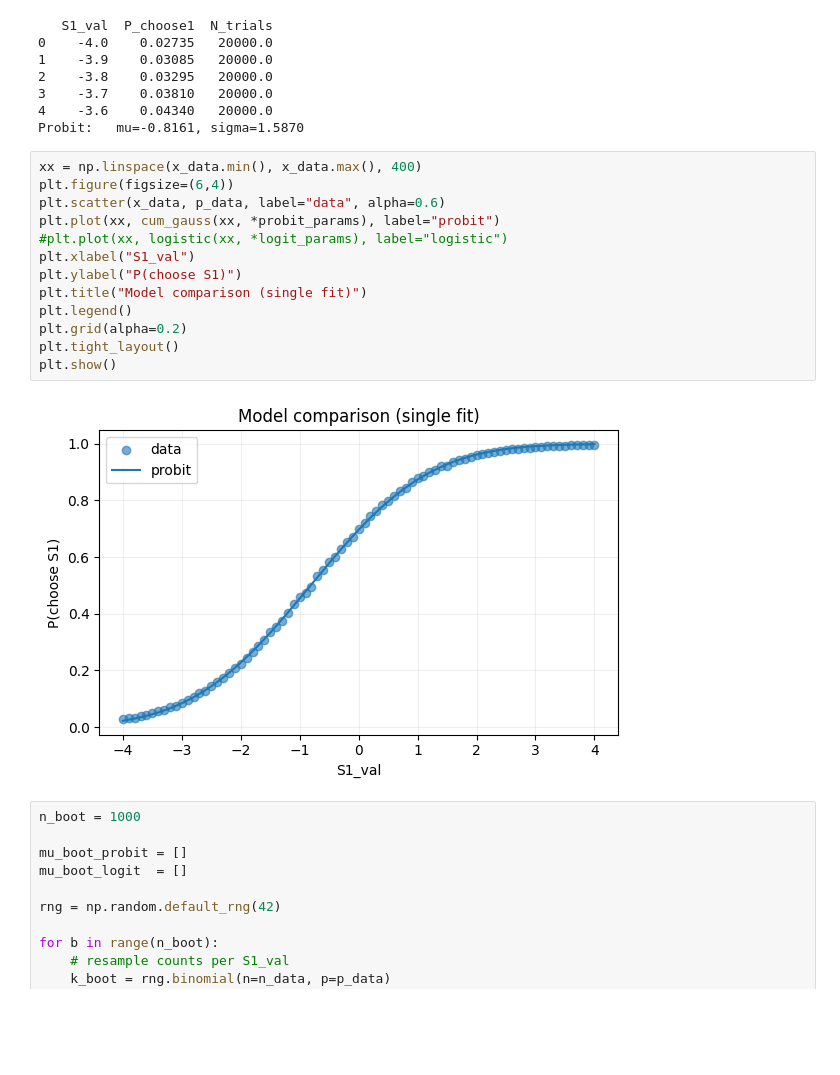
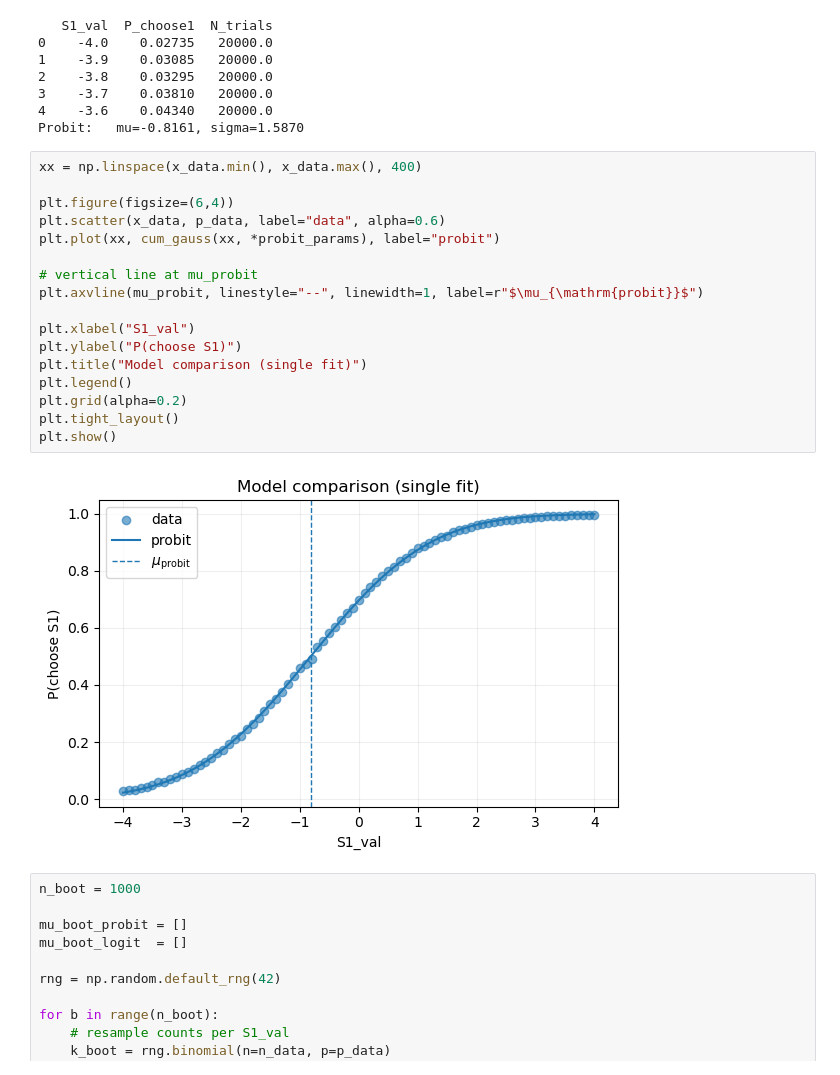
Before and after one commit to camila-maura/bayesian_agents_project_s1, a Jupyter notebook: notebooks/level_1.ipynb, the cells around one changed output. Cells and saved outputs as stored; diff of their text form; blank space fills up the shorter version.

Commit message:
Added plots in level 1

```diff
--- a/notebooks/level_1.ipynb
+++ b/notebooks/level_1.ipynb
@@ -120,19 +211,23 @@ print(f"Probit:   mu={mu_probit:.4f}, sigma={sigma_probit:.4f}")
 Probit:   mu=-0.8161, sigma=1.5870
 # %%
 xx = np.linspace(x_data.min(), x_data.max(), 400)
+
 plt.figure(figsize=(6,4))
 plt.scatter(x_data, p_data, label="data", alpha=0.6)
 plt.plot(xx, cum_gauss(xx, *probit_params), label="probit")
-#plt.plot(xx, logistic(xx, *logit_params), label="logistic")
+
+# vertical line at mu_probit
+plt.axvline(mu_probit, linestyle="--", linewidth=1, label=r"$\mu_{\mathrm{probit}}$")
+
 plt.xlabel("S1_val")
 plt.ylabel("P(choose S1)")
 plt.title("Model comparison (single fit)")
 plt.legend()
 plt.grid(alpha=0.2)
 plt.tight_layout()
 plt.show()
 # %% [output]
-[figure, old version]
+[figure, new version]
 # %%
 n_boot = 1000
 
```
Also changed, not shown: parts of 7 cells of this notebook, 2 other files.
